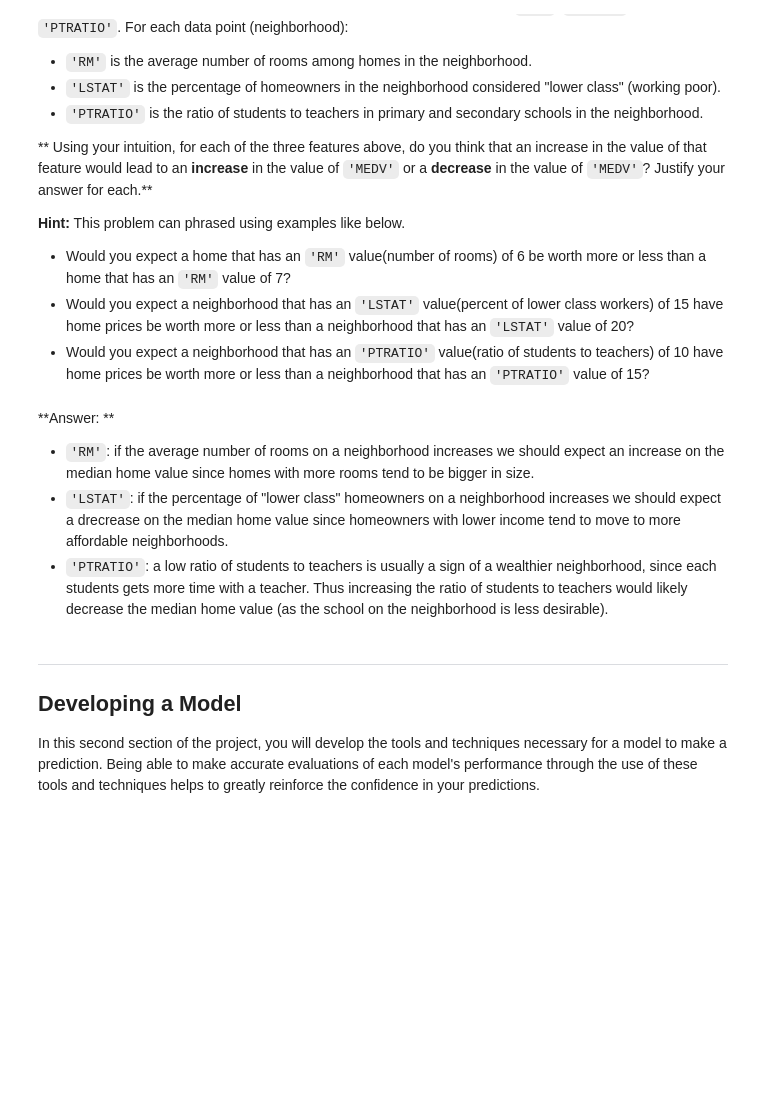
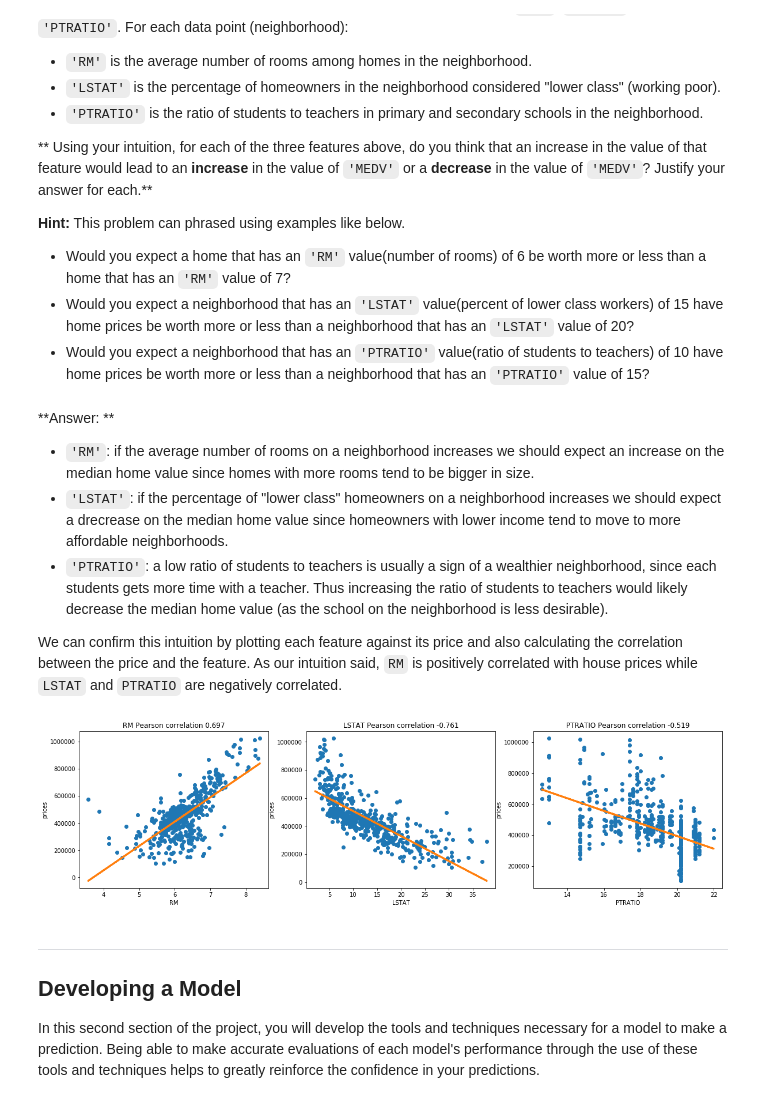
Before and after one commit to gustavoatt/machine-learning, a Jupyter notebook: projects/boston_housing/boston_housing.ipynb, the cells around one changed output. Saved outputs shown, nothing was run; the diff lists cells and outputs as text; code cells hidden in the pictures; blank space fills up the shorter version.

Commit message:
Address boston reviewers comments

```diff
--- a/projects/boston_housing/boston_housing.ipynb
+++ b/projects/boston_housing/boston_housing.ipynb
@@ -98,6 +98,23 @@ As a reminder, we are using three features from the Boston housing dataset: `'RM
 - `'RM'`: if the average number of rooms on a neighborhood increases we should expect an increase on the median home value since homes with more rooms tend to be bigger in size.
 - `'LSTAT'`: if the percentage of "lower class" homeowners on a neighborhood increases we should expect a drecrease on the median home value since homeowners with lower income tend to move to more affordable neighborhoods.
 - `'PTRATIO'`: a low ratio of students to teachers is usually a sign of a wealthier neighborhood, since each students gets more time with a teacher. Thus increasing the ratio of students to teachers would likely decrease the median home value (as the school on the neighborhood is less desirable).
+
+We can confirm this intuition by plotting each feature against its price and also calculating the correlation between the price and the feature. As our intuition said, `RM` is positively correlated with house prices while `LSTAT` and `PTRATIO` are negatively correlated.
+# %%
+# Taken from inputs from the first Udacity reviewer.
+import matplotlib.pyplot as plt
+plt.figure(figsize=(20, 5))
+
+for i, col in enumerate(features.columns):
+    plt.subplot(1, 3, i+1)
+    plt.plot(data[col], prices, 'o')
+    fit = np.polyfit(data[col], prices, 1)
+    plt.plot(data[col], data[col] * fit[0] + fit[1], lw=3)
+    plt.title(col + ' Pearson correlation ' + str(np.round(np.corrcoef(data[col], prices)[1][0], 3)))
+    plt.xlabel(col)
+    plt.ylabel('prices')
+# %% [output]
+[figure, added]
 # %% [markdown]
 ----
 
```
Also changed, not shown: parts of 7 cells of this notebook, 1 other file.
